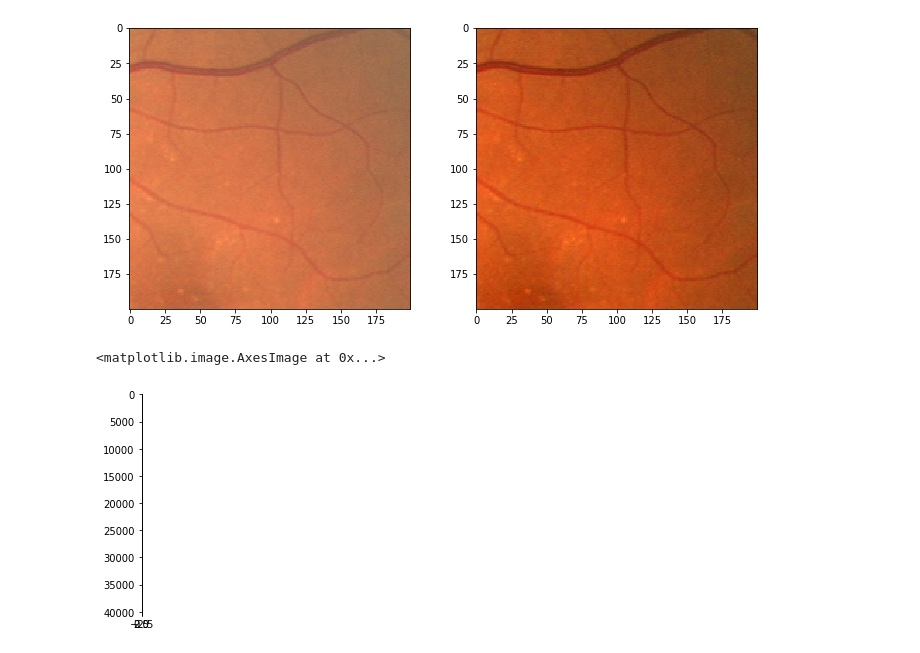
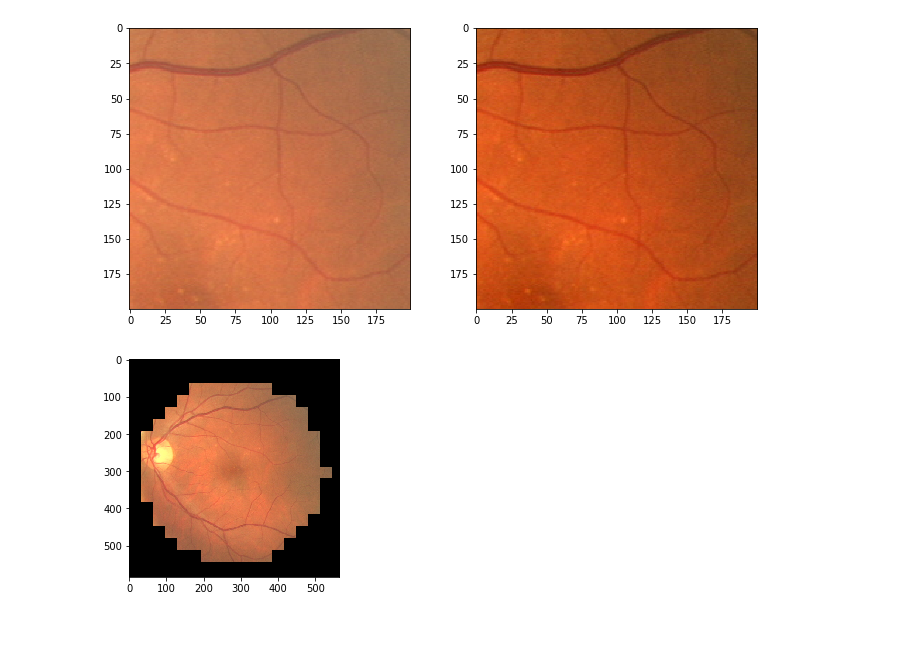
Before and after one commit to mlazic95/-retinal-blood-vessel-segmentation, a Jupyter notebook: src/semantic-segmentaion.ipynb, the cells around one changed output. Saved outputs shown, nothing was run; the diff lists cells and outputs as text; code cells hidden in the pictures.

Commit message:
add functions for segmenting image to patches

```diff
--- a/src/semantic-segmentaion.ipynb
+++ b/src/semantic-segmentaion.ipynb
@@ -227,9 +187,42 @@ def zca_whitening_matrix(X):
-# %%
-image = patch_image_drive[0].reshape(200*200,3)
-matrix = zca_whitening_matrix(image)
-#print(image.shape)
-#image = (image - np.min(image))/np.ptp(image)
-imshow(image)
-# %% [output]
-<matplotlib.image.AxesImage at 0x...>
-[figure, removed]
+# %%
+def image_to_non_overlapping_patches(image, mask, m, dataset):
+    mask_condition = get_mask_condition_function(dataset)
+    patches, indexes = [], []
+    for x in range(image.shape[0]//m):
+        for y in range(image.shape[1]//m):
+            x_start = x * m
+            x_end = x_start + m
+            y_start = y * m
+            y_end = y_start + m
+            mask_patch = mask[x_start:x_end, y_start:y_end]
+            if mask_condition(mask_patch):
+                continue
+            else:
+                image_patch = image[x_start:x_end, y_start:y_end]
+                patches.append(image_patch)
+                indexes.append((x,y))
+    return patches, indexes
+                #save_image('./PatchTestImages/' + str(x) + "_" + str(y) + '.png',image_patch )
+# %%
+patches, indexes = image_to_non_overlapping_patches(drive_images[0],drive_mask[0],32, Dataset.DRIVE)
+# %%
+def patches_to_image(patches, indexes, m, image_width, image_height):
+    image = np.zeros((image_width, image_height, 3))
+    np.set_printoptions(threshold=10)
+    for (i, (x,y)) in enumerate(indexes):
+        x_start = x * m
+        x_end = x_start + m
+        y_start = y * m
+        y_end = y_start + m
+        image[x_start:x_end, y_start:y_end] = patches[i]
+        '''
+        print('--------')
+        print(image[x_start:x_end, y_start:y_end])
+        print('--------')
+        print(patches[i])
+        return '''
+    imshow(image.astype(int))
+
+patches_to_image(patches, indexes, 32, drive_images[0].shape[0], drive_images[0].shape[1])
+# %% [output]
+[figure, added]
```
Also changed, not shown: parts of 5 cells of this notebook.
